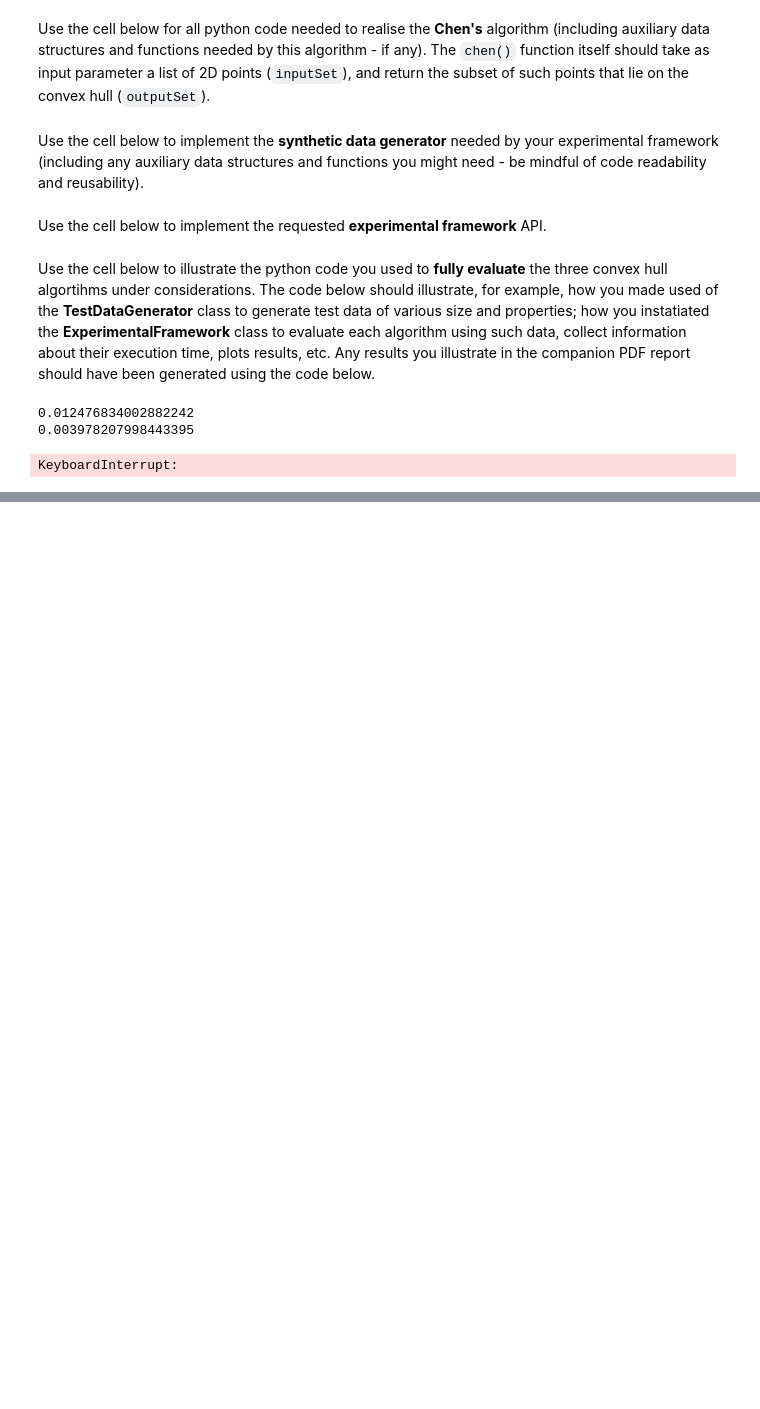
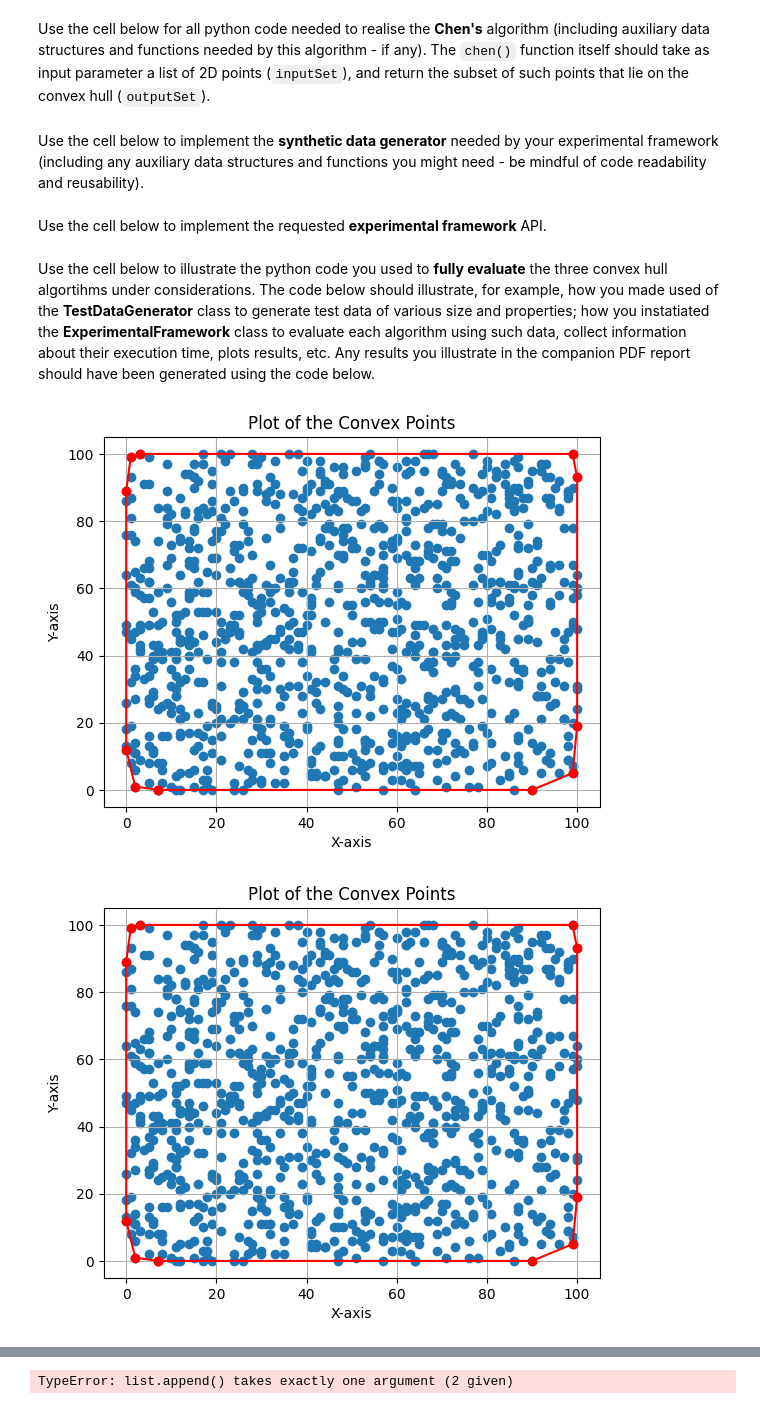
Before and after one commit to Marwan141/COMP0005_Group35, a Jupyter notebook: grp-XXX-0005code.ipynb, the cells around one changed output, grey strips where cells are left out. Cells and saved outputs as stored; diff of their text form; code cells hidden in the pictures; blank space fills up the shorter version.

```diff
--- a/grp-XXX-0005code.ipynb
+++ b/grp-XXX-0005code.ipynb
@@ -7,6 +7,9 @@ Use the cell below for all python code needed to realise the **Jarvis march algo
 import math
 
 def jarvismarch(inputSet):
+
+        if len(inputSet) == 0:
+                return
 
         def direction(p1: tuple, p2: tuple, p3: tuple) -> int:
                 cross_product = (p2[0]-p1[0])*(p3[1]-p2[1]) - (p3[0]-p2[0])*(p2[1]-p1[1])
@@ -27,7 +30,6 @@ def jarvismarch(inputSet):
                 for point in inputSet:
                         if point == current:
                                 continue
-
                         numDirection = direction(current, end, point)
                         if numDirection == -1:
                                 end = point
@@ -55,6 +57,10 @@ def grahamscan(inputSet):
     '''
 
     #ADD YOUR CODE HERE
+
+    if len(inputSet) == 0:
+        return
+
     def calcPolarAngle(point: tuple, origin: tuple):
         x, y = point
         oX, oY = origin
@@ -206,13 +232,54 @@ class ExperimentalFramework():
         self.chen_outputSet = chen(self.chen_inputSet)
 # %% [markdown]
 Use the cell below to illustrate the python code you used to **fully evaluate** the three convex hull algortihms under considerations. The code below should illustrate, for example, how you made used of the **TestDataGenerator** class to generate test data of various size and properties; how you instatiated the **ExperimentalFramework** class to  evaluate each algorithm using such data, collect information about their execution time, plots results, etc. Any results you illustrate in the companion PDF report should have been generated using the code below.
-# %%
-# ADD YOUR TEST CODE HERE
-framework = ExperimentalFramework()
-framework.display_convex_hull(framework.jarvis_inputSet, framework.jarvis_outputSet)
-framework.display_convex_hull(framework.graham_inputSet, framework.graham_outputSet)
-framework.display_convex_hull(framework.chen_inputSet, framework.chen_outputSet)
-# %% [output]
-0.012476834002882242
-0.003978207998443395
-KeyboardInterrupt:
+# %%
+# ADD YOUR TEST CODE HERE
+framework = ExperimentalFramework(1000)
+framework.display_convex_hull(framework.jarvis_inputSet, framework.jarvis_outputSet)
+framework.display_convex_hull(framework.graham_inputSet, framework.graham_outputSet)
+framework.display_convex_hull(framework.chen_inputSet, framework.chen_outputSet)
+
+def testLargeNs():
+    jarvis_results = []
+    graham_results = []
+    chen_results = []
+    for i in range(10,100000, 10000):
+        framework = ExperimentalFramework(i)
+        jarvis_results.append((framework.jarvis_time, i))
+        graham_results.append((framework.graham_time, i))
+        chen_results.append((framework.chen_time,i))
+
+    framework.display_times(jarvis_results, graham_results, chen_results)
+
+def testNPoints(n):
+    if n<1:
+        return
+
+    framework = ExperimentalFramework(n)
+    framework.display_convex_hull(framework.jarvis_inputSet, framework.jarvis_outputSet)
+    framework.display_convex_hull(framework.graham_inputSet, framework.graham_outputSet)
+
+
+def testNgon(n):
+    pass
+
+def testNColinear(n):
+    framework = ExperimentalFramework(3)
+    inputSet = []
+    m = random.randint(0,100)
+    c = random.randint(-1000,1000)
+    for i in range(n):
+
+        x = random.randint(0,1000)
+        y = m*x + c
+        inputSet.append((x,y))
+
+    framework.display_convex_hull(inputSet, jarvismarch(inputSet))
+    framework.display_convex_hull(inputSet, grahamscan(inputSet))
+
+
+
+testLargeNs()
+# %% [output]
+[figure, added]
+[figure, added]
@@ -218,0 +287 @@ KeyboardInterrupt:
+TypeError: list.append() takes exactly one argument (2 given)
```
Also changed, not shown: parts of 3 cells of this notebook.
